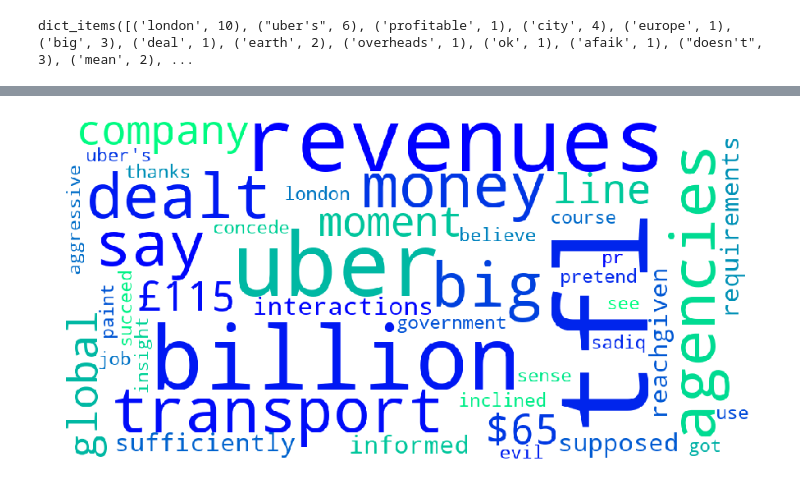
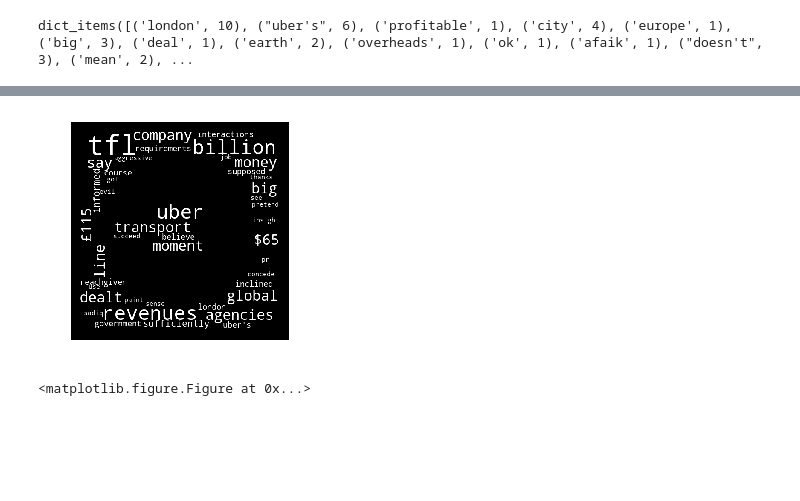
Before and after one commit to ellyshaw/Uber-Cool, a Jupyter notebook: reddit cloud.ipynb, the cells around one changed output, grey strips where cells are left out. Cells and saved outputs as stored; diff of their text form; code cells hidden in the pictures; blank space fills up the shorter version.

```diff
--- a/reddit cloud.ipynb
+++ b/reddit cloud.ipynb
@@ -178,11 +185,18 @@ for line in clean2: #for each line
         if word not in stop:
 
             wordcount2[word] = wordcount2.get(word, 0)+1 #add to dictionary, default of 0 add 1 when you find one
-# %%
-wordcloud2 = WordCloud(width = 1000, height = 500, background_color='white', colormap='winter').generate_from_frequencies(wordcount2)
-plt.figure(figsize=(15,8))
-word = plt.imshow(wordcloud2)
-plt.axis("off")
-plt.show(word)
-# %% [output]
-[figure, removed]
+# %%
+def white_func(word, font_size, position, orientation, random_state=None, **kwargs):
+    return "hsl(0, 100%, 100%)"
+
+
+
+wordcloud = WordCloud(background_color='black', color_func=white_func, mask=taxi_mask)
+wordcloud.generate_from_frequencies(wordcount2)
+plt.imshow(wordcloud)
+plt.axis("off")
+plt.figure(frameon=True)
+plt.show()
+# %% [output]
+[figure, added]
+<matplotlib.figure.Figure at 0x...>
```
Also changed, not shown: parts of 5 cells of this notebook, 1 other file.
